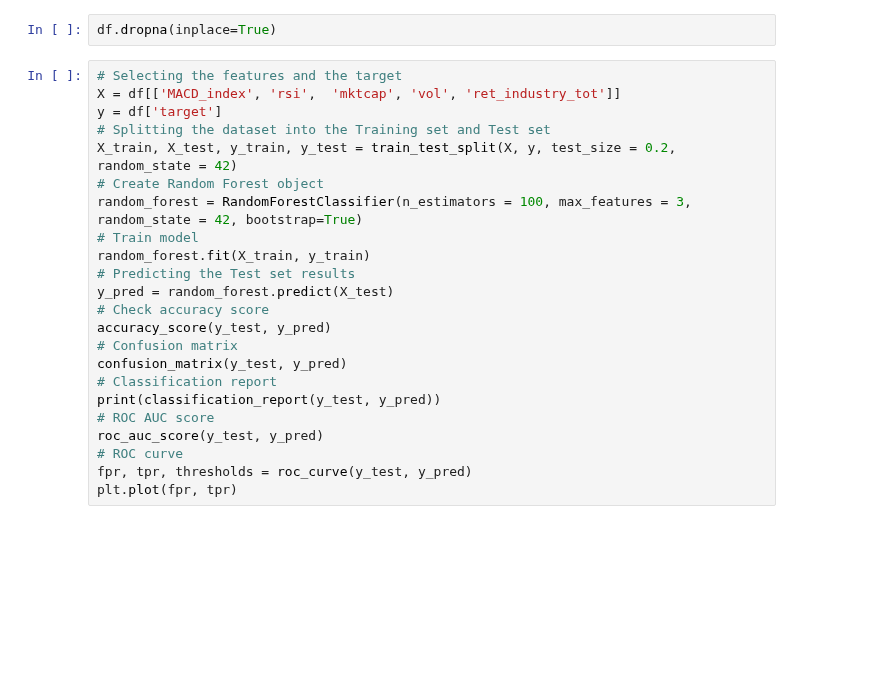
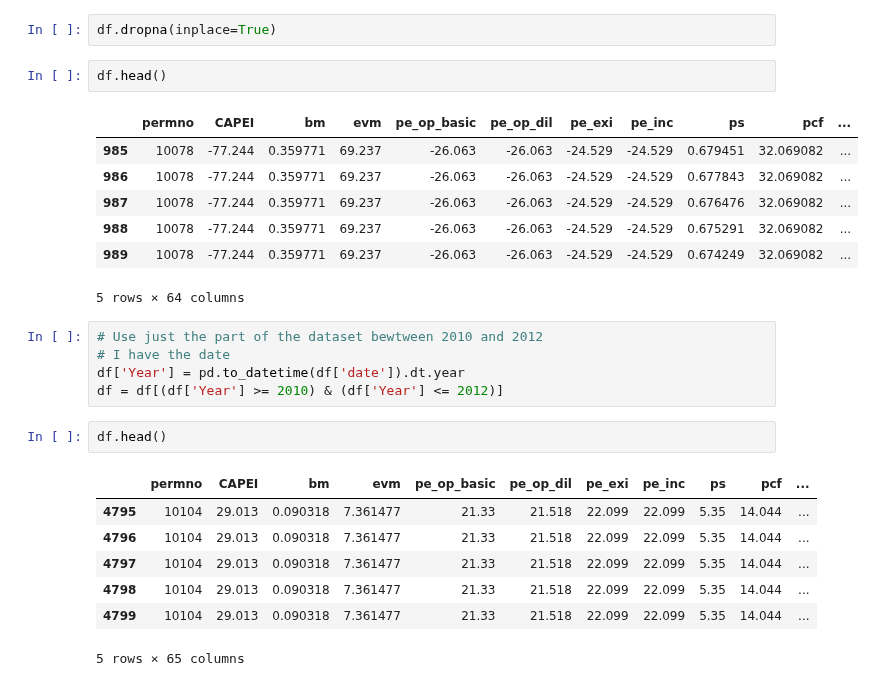
Before and after one commit to NotFrancee/bsic_hephaestus_paper, a Jupyter notebook: src/randomforest.ipynb, the cells around one changed output. Drawn from its saved outputs; the diff is of its cells as text; blank space fills up the shorter version.

```diff
--- a/src/randomforest.ipynb
+++ b/src/randomforest.ipynb
@@ -29,26 +30,28 @@ Index(['permno', 'CAPEI', 'bm', 'evm', 'pe_op_basic', 'pe_op_dil', 'pe_exi',
       dtype='object')
 # %%
 df.dropna(inplace=True)
-# %%
-# Selecting the features and the target
-X = df[['MACD_index', 'rsi',  'mktcap', 'vol', 'ret_industry_tot']]
-y = df['target']
-# Splitting the dataset into the Training set and Test set
-X_train, X_test, y_train, y_test = train_test_split(X, y, test_size = 0.2, random_state = 42)
-# Create Random Forest object
-random_forest = RandomForestClassifier(n_estimators = 100, max_features = 3, random_state = 42, bootstrap=True)
-# Train model
-random_forest.fit(X_train, y_train)
-# Predicting the Test set results
-y_pred = random_forest.predict(X_test)
-# Check accuracy score
-accuracy_score(y_test, y_pred)
-# Confusion matrix
-confusion_matrix(y_test, y_pred)
-# Classification report
-print(classification_report(y_test, y_pred))
-# ROC AUC score
-roc_auc_score(y_test, y_pred)
-# ROC curve
-fpr, tpr, thresholds = roc_curve(y_test, y_pred)
-plt.plot(fpr, tpr)
+# %%
+df.head()
+# %% [output]
+|  | permno | CAPEI | bm | evm | pe_op_basic | pe_op_dil | pe_exi | pe_inc | ps | pcf | ... |
+| 985 | 10078 | -77.244 | 0.359771 | 69.237 | -26.063 | -26.063 | -24.529 | -24.529 | 0.679451 | 32.069082 | ... |
+| 986 | 10078 | -77.244 | 0.359771 | 69.237 | -26.063 | -26.063 | -24.529 | -24.529 | 0.677843 | 32.069082 | ... |
+| 987 | 10078 | -77.244 | 0.359771 | 69.237 | -26.063 | -26.063 | -24.529 | -24.529 | 0.676476 | 32.069082 | ... |
+| 988 | 10078 | -77.244 | 0.359771 | 69.237 | -26.063 | -26.063 | -24.529 | -24.529 | 0.675291 | 32.069082 | ... |
+| 989 | 10078 | -77.244 | 0.359771 | 69.237 | -26.063 | -26.063 | -24.529 | -24.529 | 0.674249 | 32.069082 | ... |
+5 rows × 64 columns
+# %%
+# Use just the part of the dataset bewtween 2010 and 2012
+# I have the date
+df['Year'] = pd.to_datetime(df['date']).dt.year
+df = df[(df['Year'] >= 2010) & (df['Year'] <= 2012)]
+# %%
+df.head()
+# %% [output]
+|  | permno | CAPEI | bm | evm | pe_op_basic | pe_op_dil | pe_exi | pe_inc | ps | pcf | ... |
+| 4795 | 10104 | 29.013 | 0.090318 | 7.361477 | 21.33 | 21.518 | 22.099 | 22.099 | 5.35 | 14.044 | ... |
+| 4796 | 10104 | 29.013 | 0.090318 | 7.361477 | 21.33 | 21.518 | 22.099 | 22.099 | 5.35 | 14.044 | ... |
+| 4797 | 10104 | 29.013 | 0.090318 | 7.361477 | 21.33 | 21.518 | 22.099 | 22.099 | 5.35 | 14.044 | ... |
+| 4798 | 10104 | 29.013 | 0.090318 | 7.361477 | 21.33 | 21.518 | 22.099 | 22.099 | 5.35 | 14.044 | ... |
+| 4799 | 10104 | 29.013 | 0.090318 | 7.361477 | 21.33 | 21.518 | 22.099 | 22.099 | 5.35 | 14.044 | ... |
+5 rows × 65 columns
```
Also changed, not shown: parts of 4 cells of this notebook.
